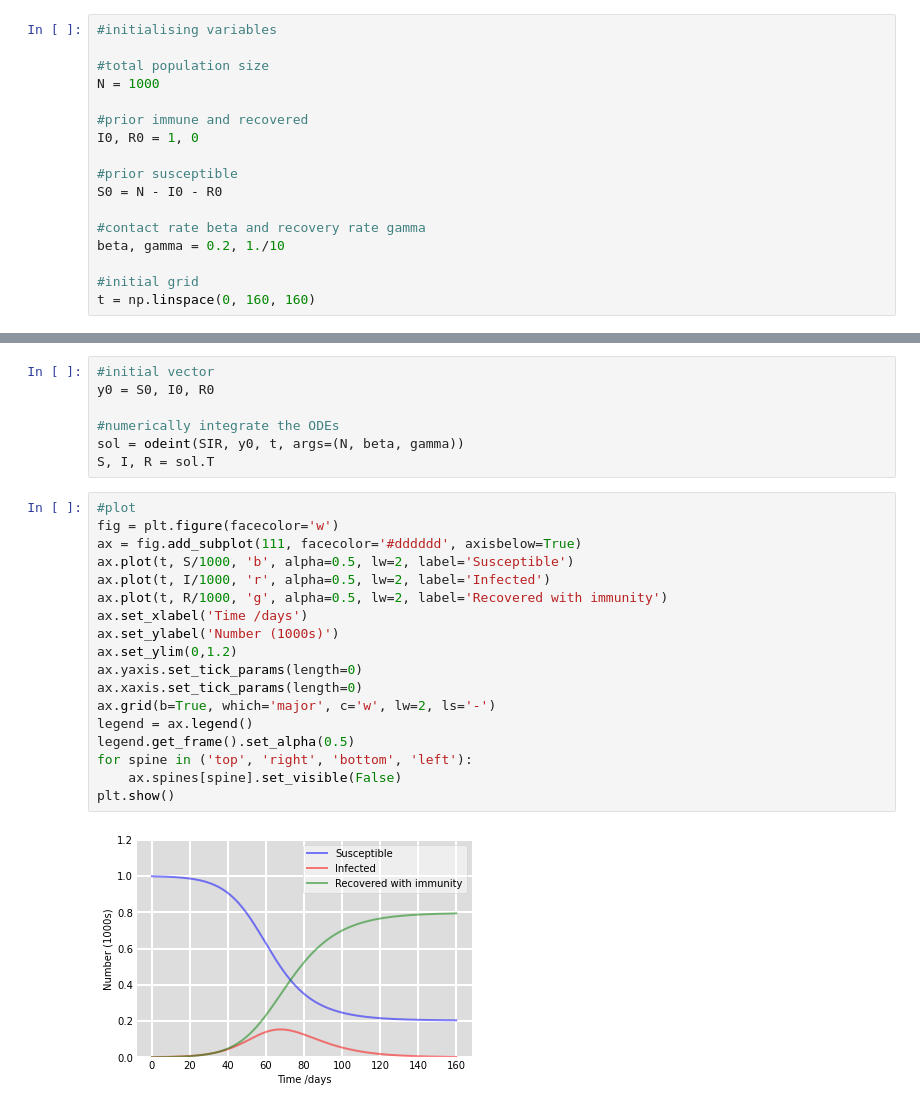
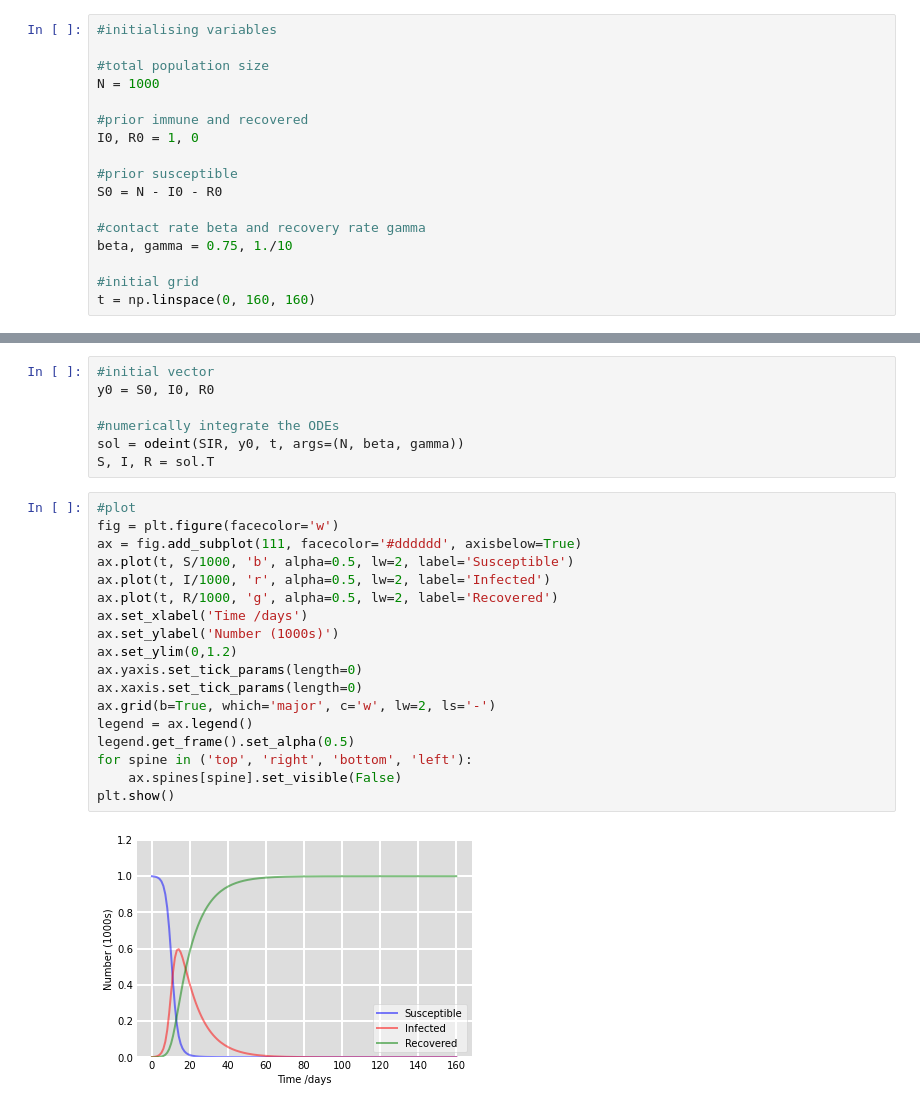
Before and after one commit to mjemons/IDD_TB, a Jupyter notebook: scripts/simulation.ipynb, the cells around one changed output, grey strips where cells are left out. Cells and saved outputs as stored; diff of their text form.

```diff
--- a/scripts/simulation.ipynb
+++ b/scripts/simulation.ipynb
@@ -23,7 +23,7 @@ I0, R0 = 1, 0
 S0 = N - I0 - R0
 
 #contact rate beta and recovery rate gamma
-beta, gamma = 0.2, 1./10
+beta, gamma = 0.75, 1./10
 
 #initial grid
 t = np.linspace(0, 160, 160)
@@ -48,20 +48,20 @@ S, I, R = sol.T
 # %%
 #plot
 fig = plt.figure(facecolor='w')
 ax = fig.add_subplot(111, facecolor='#dddddd', axisbelow=True)
 ax.plot(t, S/1000, 'b', alpha=0.5, lw=2, label='Susceptible')
 ax.plot(t, I/1000, 'r', alpha=0.5, lw=2, label='Infected')
-ax.plot(t, R/1000, 'g', alpha=0.5, lw=2, label='Recovered with immunity')
+ax.plot(t, R/1000, 'g', alpha=0.5, lw=2, label='Recovered')
 ax.set_xlabel('Time /days')
 ax.set_ylabel('Number (1000s)')
 ax.set_ylim(0,1.2)
 ax.yaxis.set_tick_params(length=0)
 ax.xaxis.set_tick_params(length=0)
 ax.grid(b=True, which='major', c='w', lw=2, ls='-')
 legend = ax.legend()
 legend.get_frame().set_alpha(0.5)
 for spine in ('top', 'right', 'bottom', 'left'):
     ax.spines[spine].set_visible(False)
 plt.show()
 # %% [output]
-[figure, old version]
+[figure, new version]
```
